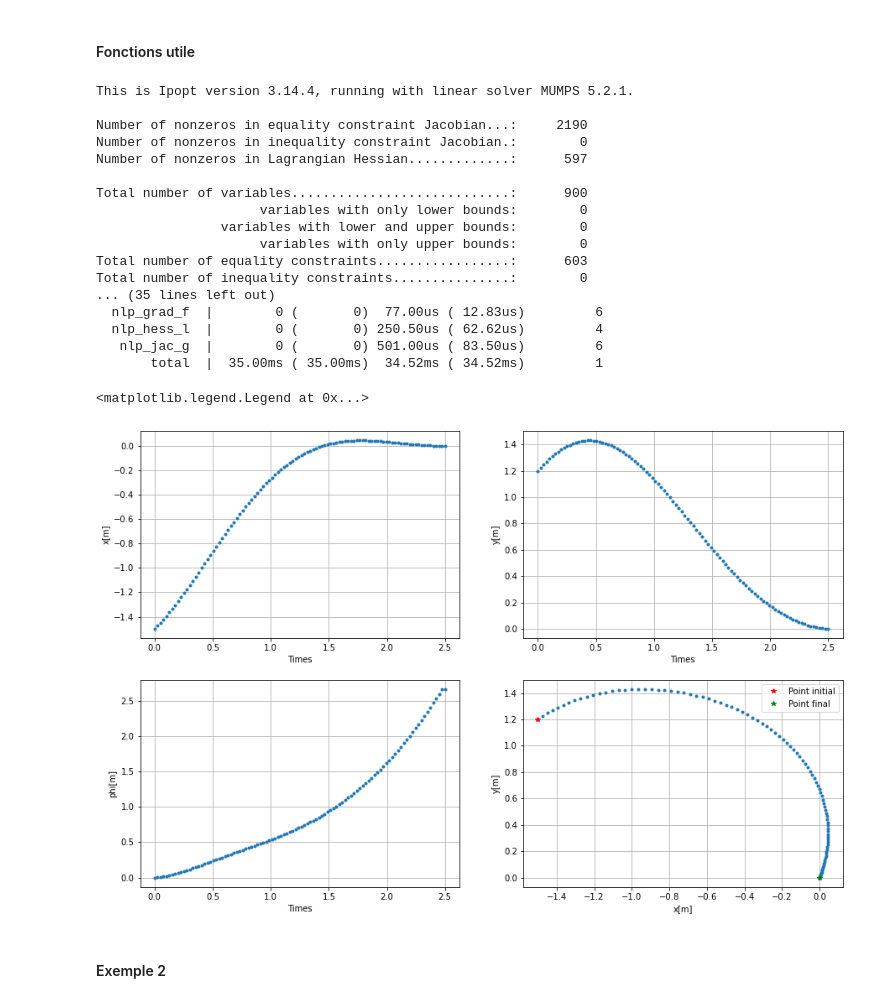
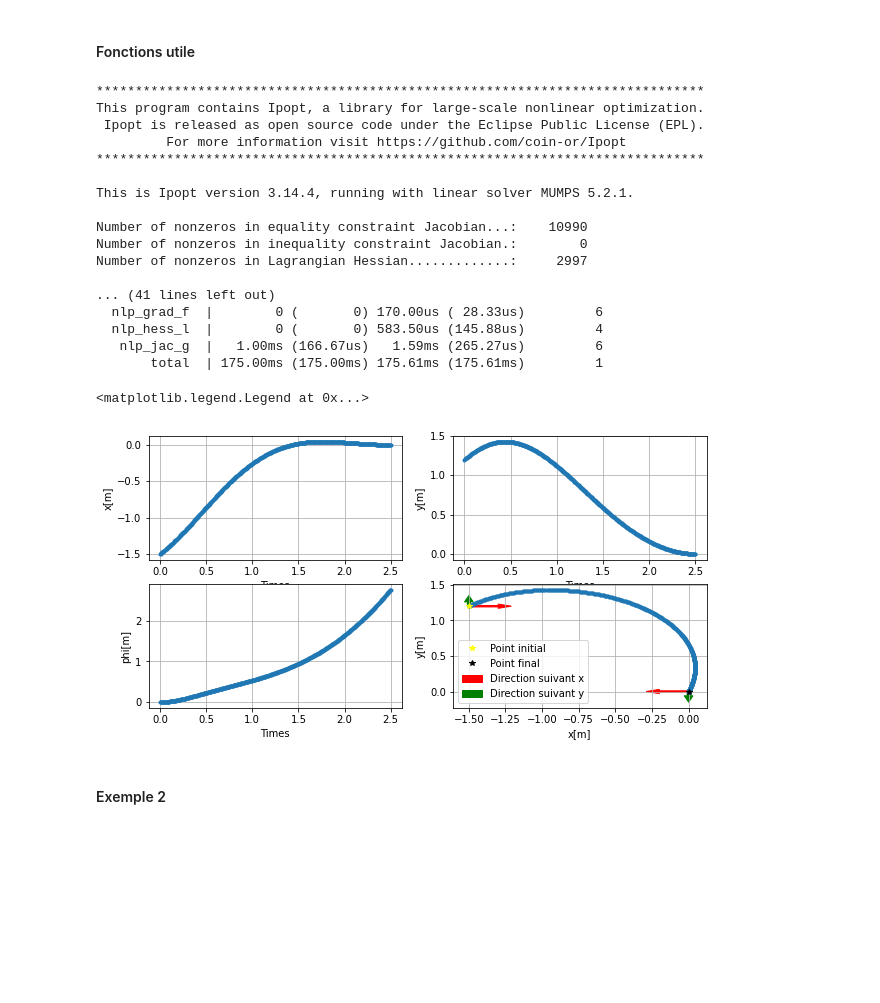
Before and after one commit to Zasfour/Locomotion-humain, a Jupyter notebook: Autre_manière_du_problème_MOMBAUR.ipynb, the cells around one changed output. Drawn from its saved outputs; the diff is of its cells as text; code cells hidden in the pictures; blank space fills up the shorter version.

```diff
--- a/Autre_manière_du_problème_MOMBAUR.ipynb
+++ b/Autre_manière_du_problème_MOMBAUR.ipynb
@@ -45,10 +45,16 @@ import matplotlib.pyplot as plt
 import random as random
 %matplotlib inline
 from casadi import *
+# %%
+def distance (x,y, eps):
+    if x-y > 0 :
+        return eps
+    else :
+        return -eps
 # %% [markdown]
 ## DOC  $ (Contrôle\ optimal\ direct)$
 # %%
-n = 100
+n = 500
 T = 2.5
 taux = T/n
 
@@ -56,8 +62,8 @@ Times = np.linspace(0, T, n)
 # %% [markdown]
 #### Exemple 1
 # %%
-alpha1 = 0.5
-alpha2 = 0.205
+alpha1 = 0.499
+alpha2 = 0.206
 alpha3 = 0.295
 # %%
 x0 = -1.5
@@ -140,23 +146,23 @@ opti.solver('ipopt')      # suivant la méthode de KKT
 
 sol = opti.solve()
 # %% [output]
+******************************************************************************
+This program contains Ipopt, a library for large-scale nonlinear optimization.
+ Ipopt is released as open source code under the Eclipse Public License (EPL).
+         For more information visit https://github.com/coin-or/Ipopt
+******************************************************************************
+
 This is Ipopt version 3.14.4, running with linear solver MUMPS 5.2.1.
 
-Number of nonzeros in equality constraint Jacobian...:     2190
+Number of nonzeros in equality constraint Jacobian...:    10990
 Number of nonzeros in inequality constraint Jacobian.:        0
-Number of nonzeros in Lagrangian Hessian.............:      597
+Number of nonzeros in Lagrangian Hessian.............:     2997
 
-Total number of variables............................:      900
-                     variables with only lower bounds:        0
-                variables with lower and upper bounds:        0
-                     variables with only upper bounds:        0
-Total number of equality constraints.................:      603
-Total number of inequality constraints...............:        0
-... (35 lines left out)
-  nlp_grad_f  |        0 (       0)  77.00us ( 12.83us)         6
-  nlp_hess_l  |        0 (       0) 250.50us ( 62.62us)         4
-   nlp_jac_g  |        0 (       0) 501.00us ( 83.50us)         6
-       total  |  35.00ms ( 35.00ms)  34.52ms ( 34.52ms)         1
+... (41 lines left out)
+  nlp_grad_f  |        0 (       0) 170.00us ( 28.33us)         6
+  nlp_hess_l  |        0 (       0) 583.50us (145.88us)         4
+   nlp_jac_g  |   1.00ms (166.67us)   1.59ms (265.27us)         6
+       total  | 175.00ms (175.00ms) 175.61ms (175.61ms)         1
 # %%
 U1_1 = sol.value(u1)
 U2_1 = sol.value(u2)
@@ -173,38 +179,44 @@ F = np.zeros(n)
 for i in range (n):
     F[i] = phi(U1_1[i], U2_1[i], U3_1[i])
 # %%
-plt.subplots(figsize=(15, 10))
+plt.subplots(figsize=(10, 5))
 
 plt.subplot(2, 2, 1)
 plt.plot (Times,X_1 , '.')
 plt.xlabel('Times')
 plt.ylabel('x[m]')
 plt.grid(True)
 
 plt.subplot(2, 2, 2)
 plt.plot (Times,Y_1 , '.')
 plt.xlabel('Times')
 plt.ylabel('y[m]')
 plt.grid(True)
 
 plt.subplot(2, 2, 3)
 plt.plot (Times,F , '.')
 plt.xlabel('Times')
 plt.ylabel('phi[m]')
 plt.grid(True)
 
 plt.subplot(2, 2, 4)
 plt.plot (X_1,Y_1 , '.')
-plt.plot(x0,y0, '*', label = 'Point initial', color = 'red')
-plt.plot(xf,yf, '*', label = 'Point final', color = 'green')
+plt.plot(x0,y0, '*', label = 'Point initial', color = 'yellow')
+plt.plot(xf,yf, '*', label = 'Point final', color = 'black')
+plt.arrow(X_1[0], Y_1[0], distance(X_1[1],X_1[0], 0.2),0, width = 0.02 , color = 'red', label = "Direction suivant x")
+plt.arrow(X_1[0], Y_1[0], 0, distance(Y_1[1],Y_1[0],0.06), width = 0.02, color = 'green', label = "Direction suivant y")
+
+plt.arrow(X_1[-1], Y_1[-1], distance(X_1[-1],X_1[n-2],0.2),0, width = 0.02, color = 'red' )
+plt.arrow(X_1[-1], Y_1[-1], 0, distance(Y_1[-1],Y_1[n-2],0.06), width = 0.02, color = 'green')
+
 
 plt.xlabel('x[m]')
 plt.ylabel('y[m]')
 plt.grid(True)
 plt.legend()
 # %% [output]
 <matplotlib.legend.Legend at 0x...>
-[figure, old version]
+[figure, new version]
 # %% [markdown]
 #### Exemple 2
 # %%
```
Also changed, not shown: parts of 6 cells of this notebook, 3 other files.
